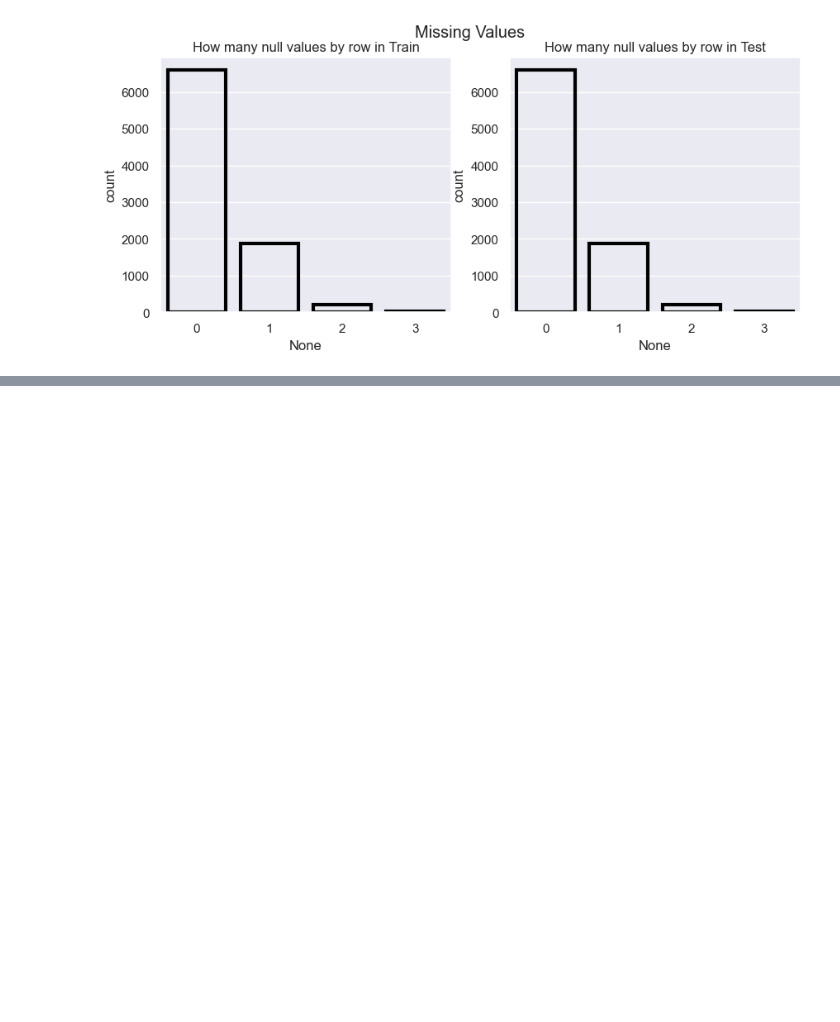
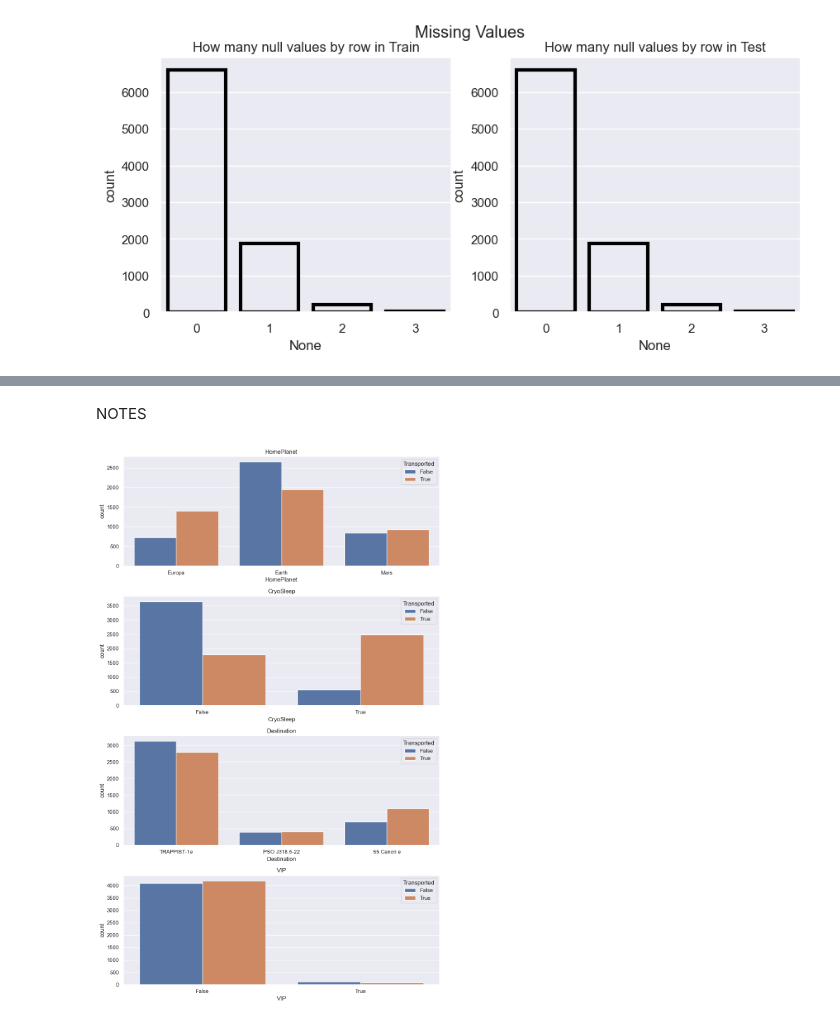
Before and after one commit to urxpietrek/spaceship_DS, a Jupyter notebook: spaceship_titanic.ipynb, the cells around one changed output, grey strips where cells are left out. Cells and saved outputs as stored; diff of their text form; code cells hidden in the pictures; blank space fills up the shorter version.

```diff
--- a/spaceship_titanic.ipynb
+++ b/spaceship_titanic.ipynb
@@ -221,0 +229,13 @@ for column in continous_features:
+# %% [markdown]
+NOTES
+# %%
+cat_features = ['HomePlanet', 'CryoSleep', 'Destination', 'VIP']
+fig = plt.figure(figsize=(10,16))
+
+for idx, feature in enumerate(cat_features):
+    ax = fig.add_subplot(4,1,idx+1)
+    sns.countplot(data=train, x =feature, hue='Transported')
+    ax.set_title(feature)
+fig.tight_layout()
+# %% [output]
+[figure, added]
```
Also changed, not shown: parts of 5 cells of this notebook.
